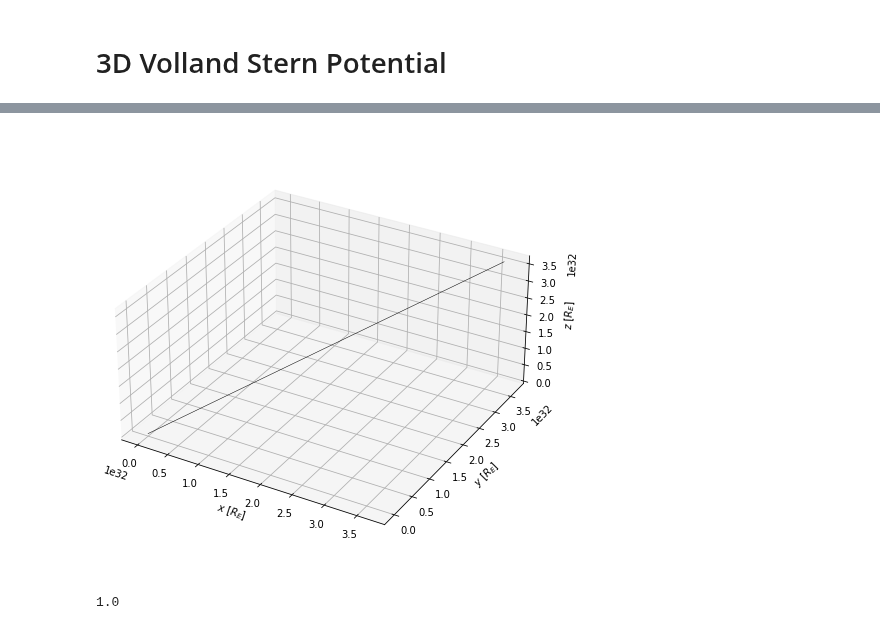
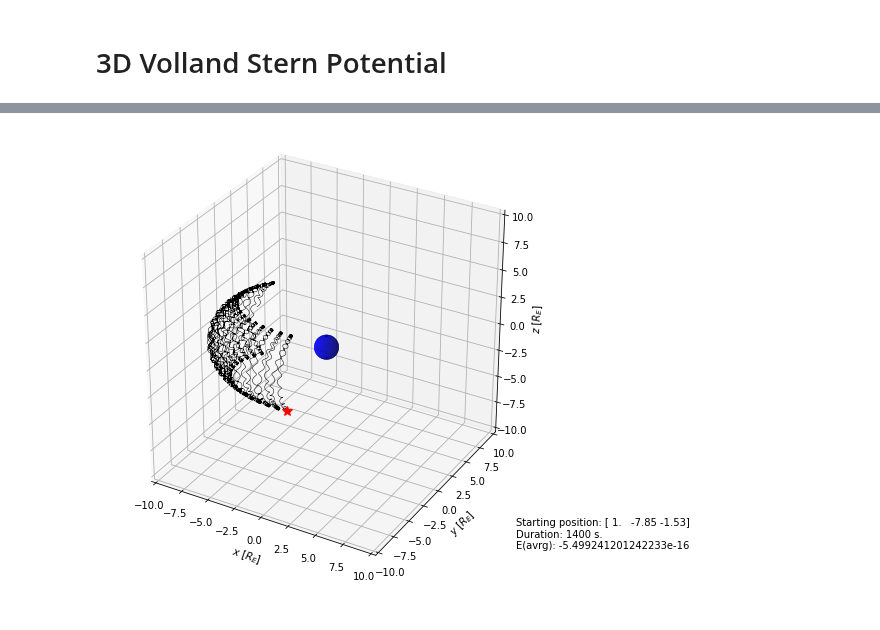
Before and after one commit to argallmr/imef, a Jupyter notebook: particle-tracing/boris-tracing/Dipole-VS.ipynb, the cells around one changed output, grey strips where cells are left out. Cells and saved outputs as stored; diff of their text form; code cells hidden in the pictures.

Commit message:
New plots, updates to VS convection code

```diff
--- a/particle-tracing/boris-tracing/Dipole-VS.ipynb
+++ b/particle-tracing/boris-tracing/Dipole-VS.ipynb
@@ -48 +66,18 @@ def B(r):
+# %%
+def vs_convection_efield(r_geo, theta, phi, kp, gs):
+
+    # uniform convection electric field strength in equatorial plane
+    E0 = 0.045/((1-(0.159*kp) + (0.0093*kp**2))**3*(RE**2))
+
+    EC0 = E0*gs*(r_geo**(gs-1))*(np.sin(phi/24))                        # radial componenet
+    EC1 = 0.                                                            # polar component
+    EC2 = E0*(r_geo**(gs-1))*(1/(24*np.sin(theta)))*(np.cos(phi/24))    # azimuthal component
+
+    EC = np.array([EC0, EC1, EC2])
+
+
+    # magnitude
+    #EC = mag(Earr)
+
+    return EC
 # %%
@@ -92,4 +120,5 @@ def vs_efield(r_geo, theta, kp, gs):
 # %%
+# boris particle tracing
 for i in range(0, steps-1):
 
         r = rdat[i]
@@ -97,14 +126,18 @@ for i in range(0, steps-1):
 
         tdat[i] = i*dt
 
+        # compute B-field
         B0 = B(r)
-        #B0 = Bdip(r) # my version
 
         # compute E-field
-        r_geo = np.sqrt(np.dot(r*RE,r*RE))
-        theta = np.arctan2(r[0],r[1])
+        r_geo = np.sqrt(np.dot(r,r))
+        theta = np.arccos(r[2]/r_geo)
+        phi = np.arctan2(r[0],r[1])
 
-        E = vs_efield(r_geo, theta, kp, gs)
+        E = vs_convection_efield(r_geo, theta, phi, kp, gs)
+
+        # take E value for testing
+        edat[i] = E
 
         c0 = (dt*q*B0)/(2*m)
 
@@ -116,36 +149,57 @@ for i in range(0, steps-1):
         bx = (2*c0)/(1+c0**2)
         v2 = v1 + np.cross(ax,bx)
 
         # push step 3 - updated again with another half of the electrostatic push
         vnew = v2 + (q*E*dt)/(2*m)
 
         # update position
         rnew = r + vnew*dt
 
         # append to data arrays
         vdat[i+1] = vnew
         rdat[i+1] = rnew
 
 
 fig = plt.figure(figsize=(8, 8))
 ax = plt.axes(projection='3d')
 
 # plot dipole field data
 ax.plot3D(rdat[:,0],rdat[:,1],rdat[:,2],'k',linewidth=0.5)
 
+# plot starting point
+ax.plot(rdat[0][0],rdat[0][1],rdat[0][2],'r',marker='*', markersize=10)
+
 # plot 3D earth
 earth3D(1)
 
+# graph correction, keeps origin (0,0,0) at center
+ranges = []
+ranges.append(math.ceil(max(abs(rdat[:,0]))))
+ranges.append(math.ceil(min(abs(rdat[:,0]))))
+ranges.append(math.ceil(max(abs(rdat[:,1]))))
+ranges.append(math.ceil(min(abs(rdat[:,1]))))
+ranges.append(math.ceil(max(abs(rdat[:,2]))))
+ranges.append(math.ceil(min(abs(rdat[:,2]))))
+
+axrng = max(ranges)
+
+ax.set_xlim([-axrng, axrng])
+ax.set_ylim([-axrng, axrng])
+ax.set_zlim([-axrng, axrng])
+
 # plot attributes
-ax.set_box_aspect([1,1,.5])
+ax.set_box_aspect([1,1,1])
 ax.set_xlabel("$x$ [$R_E$]")
 ax.set_ylabel("$y$ [$R_E$]")
 ax.set_zlabel("$z$ [$R_E$]")
 
+# average efield
+eavrg = np.mean(edat)
+
+# helpful text
+ax.text2D(0.95, 0.05, f"Starting position: {rdat[0]} \nDuration: {tf} s. \nE(avrg): {eavrg}",
+transform=ax.transAxes)
+
 plt.show()
 # %% [output]
-[figure, old version]
+[figure, new version]
-# %%
-rdat[0][0]
-# %% [output]
-1.0
```
Also changed, not shown: parts of 11 cells of this notebook.
